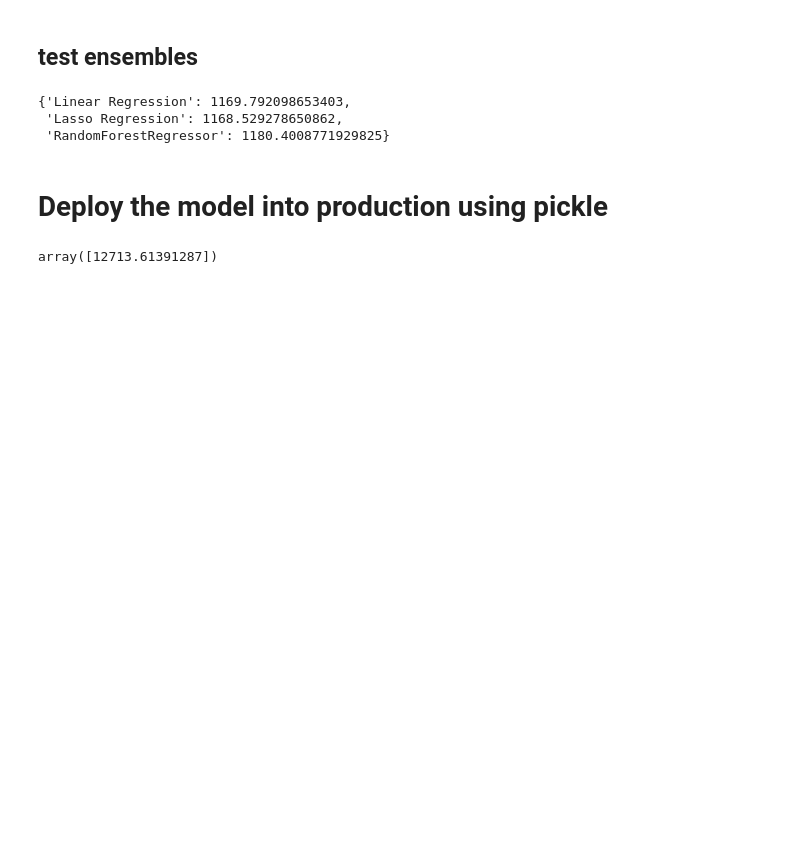
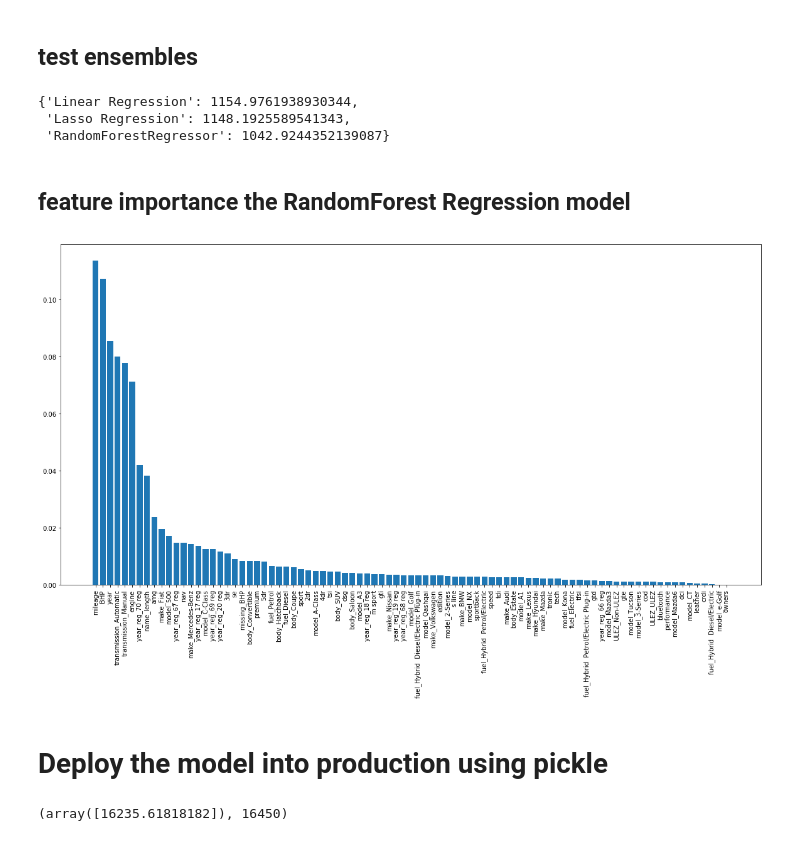
Before and after one commit to Hyang0219/Autotrader_estimator_project, a Jupyter notebook: model_building.ipynb, the cells around one changed output. Cells and saved outputs as stored; diff of their text form; code cells hidden in the pictures; blank space fills up the shorter version.

Commit message:
Update data_eta and model building

```diff
--- a/model_building.ipynb
+++ b/model_building.ipynb
@@ -155,5 +155,5 @@ df_err[df_err.error == np.max(df_err.error)]
 # %%
-lm_lasso = Lasso(alpha=1.413793, max_iter=10000)
+lm_lasso = Lasso(alpha=1.689655, max_iter=10000)
 lm_lasso.fit(X_train, y_train)
 np.mean(cross_val_score(lm_lasso, X_train, y_train, scoring = "neg_mean_absolute_error", cv=5))
 # %% [output]
@@ -174,9 +174,11 @@ np.mean(cross_val_score(rf, X_train, y_train, scoring = "neg_mean_absolute_error
 # tuning using GridSearchCV
 from sklearn.model_selection import GridSearchCV
 
-params = {"n_estimators": range(10,300,10),
+params = {"n_estimators": range(100,240,20),
           "criterion":["mse", "mae"],
-          "max_features":["auto", "sqrt", "log2"]}
+          "max_features":["auto", "sqrt", "log2"],
+          "min_samples_leaf":[1,2,4],
+          "min_samples_split":[2,5,10]}
 
 gs = GridSearchCV(rf, params, scoring="neg_mean_absolute_error", cv=3)
 gs.fit(X_train, y_train)
@@ -214,9 +220,23 @@ valuation = {"Linear Regression": mean_absolute_error(y_test, pred_lm),
              "RandomForestRegressor": mean_absolute_error(y_test, pred_rf)}
 valuation
 # %% [output]
-{'Linear Regression': 1169.792098653403,
- 'Lasso Regression': 1168.529278650862,
- 'RandomForestRegressor': 1180.4008771929825}
+{'Linear Regression': 1154.9761938930344,
+ 'Lasso Regression': 1148.1925589541343,
+ 'RandomForestRegressor': 1042.9244352139087}
+# %% [markdown]
+## feature importance the RandomForest Regression model
+# %%
+feature_dict = dict(zip(df_dum.drop("price",axis=1).columns,list(gs.best_estimator_.feature_importances_)))
+# %%
+feature_dict = dict(sorted(feature_dict.items(), key=lambda item: item[1], reverse=True))
+# %%
+df_features = pd.DataFrame(feature_dict,index=["Coefficients"])
+plt.figure(figsize=(20,10))
+plt.bar(df_features.columns,df_features.iloc[0])
+plt.xticks(rotation='vertical')
+plt.show()
+# %% [output]
+[figure, added]
 # %% [markdown]
 # Deploy the model into production using pickle
 # %%
@@ -232,6 +252,6 @@ with open(file_name, 'rb') as pickled:
     data = pickle.load(pickled)
     model = data['model']
 
-model.predict(X_test.iloc[0,:].values.reshape(1,-1))
+model.predict(X_test.iloc[0,:].values.reshape(1,-1)), y_test[0]
 # %% [output]
-array([12713.61391287])
+(array([16235.61818182]), 16450)
```
Also changed, not shown: parts of 12 cells of this notebook, 1 other file.
